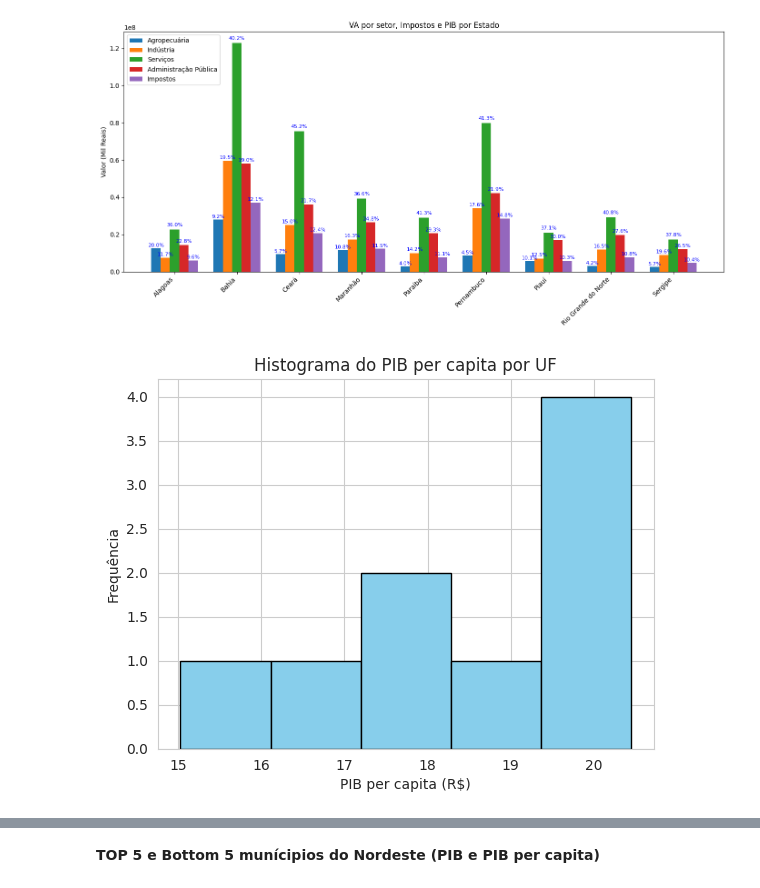
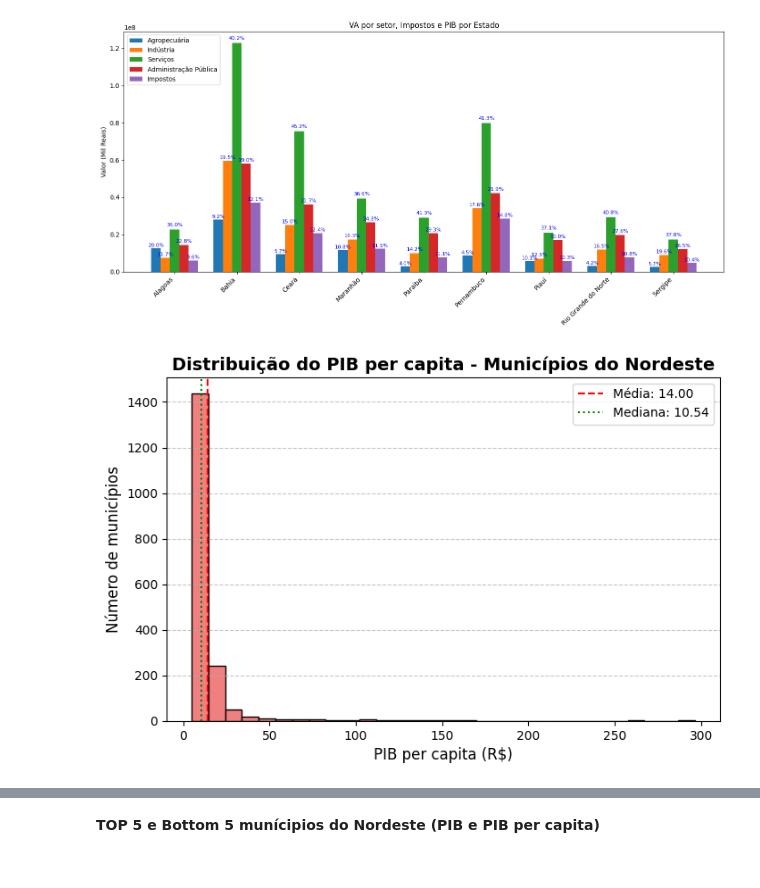
Before and after one commit to duddanobre/sidra-nordeste, a Jupyter notebook: nordeste.ipynb, the cells around one changed output, grey strips where cells are left out. Drawn from its saved outputs; the diff is of its cells as text; code cells hidden in the pictures.

```diff
--- a/nordeste.ipynb
+++ b/nordeste.ipynb
@@ -630,18 +630,24 @@ plt.tight_layout()
 plt.show()
 # %% [output]
 [figure]
-# %%
-import matplotlib.pyplot as plt
-
-# Criar o histograma
-plt.hist(df_uf_agrupado["PIB per capita (UF)"], bins=5, color='skyblue', edgecolor='black')
-
-# Adicionar título e rótulos
-plt.title("Histograma do PIB per capita por UF")
-plt.xlabel("PIB per capita (R$)")
-plt.ylabel("Frequência")
-
-# Mostrar o gráfico
-plt.show()
-# %% [output]
-[figure, removed]
+# %%
+import matplotlib.pyplot as plt
+
+plt.figure(figsize=(8,5))
+plt.hist(df_nordeste["PIB per capita"], bins=30, color="lightcoral", edgecolor="black")
+
+plt.title("Distribuição do PIB per capita - Municípios do Nordeste", fontsize=14, fontweight="bold")
+plt.xlabel("PIB per capita (R$)", fontsize=12)
+plt.ylabel("Número de municípios", fontsize=12)
+
+# Média e mediana
+media = df_nordeste["PIB per capita"].mean()
+mediana = df_nordeste["PIB per capita"].median()
+plt.axvline(media, color='red', linestyle='--', label=f"Média: {media:.2f}")
+plt.axvline(mediana, color='green', linestyle=':', label=f"Mediana: {mediana:.2f}")
+
+plt.legend()
+plt.grid(axis="y", linestyle="--", alpha=0.7)
+plt.show()
+# %% [output]
+[figure, added]
```
Also changed, not shown: parts of 1 cell of this notebook.
